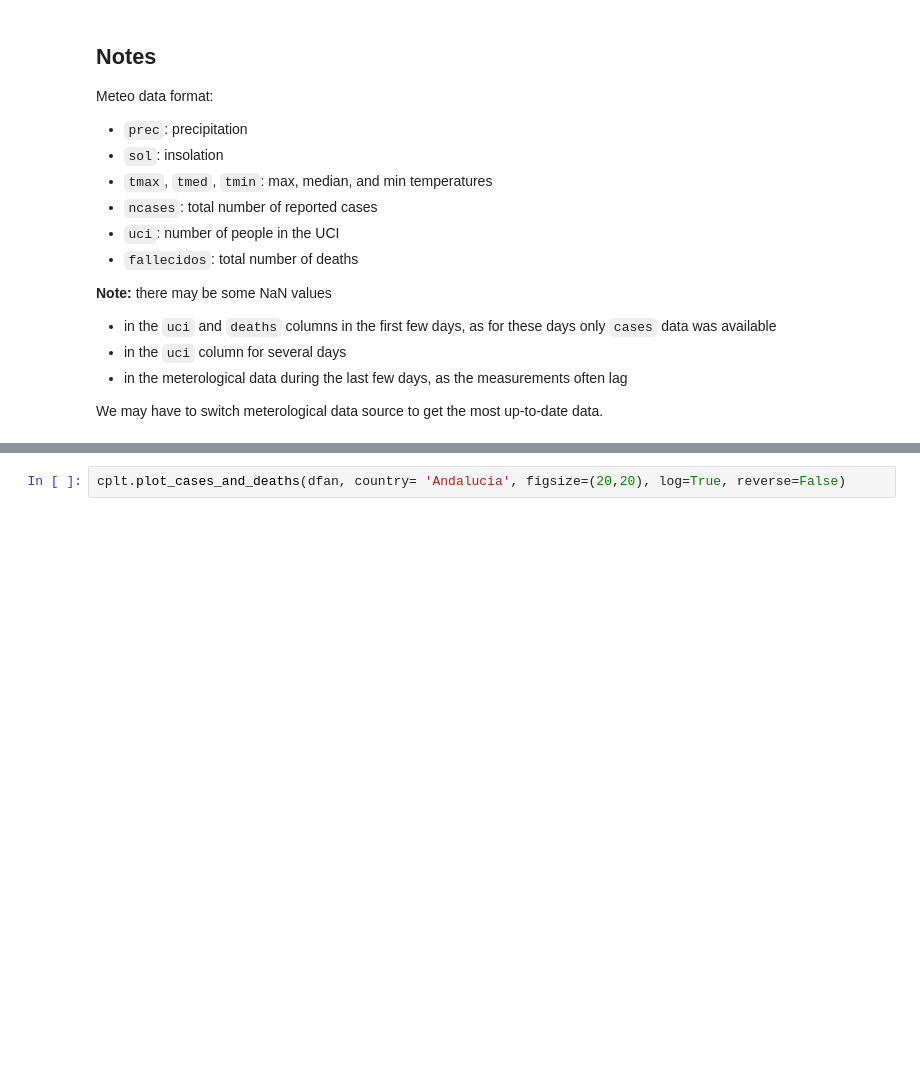
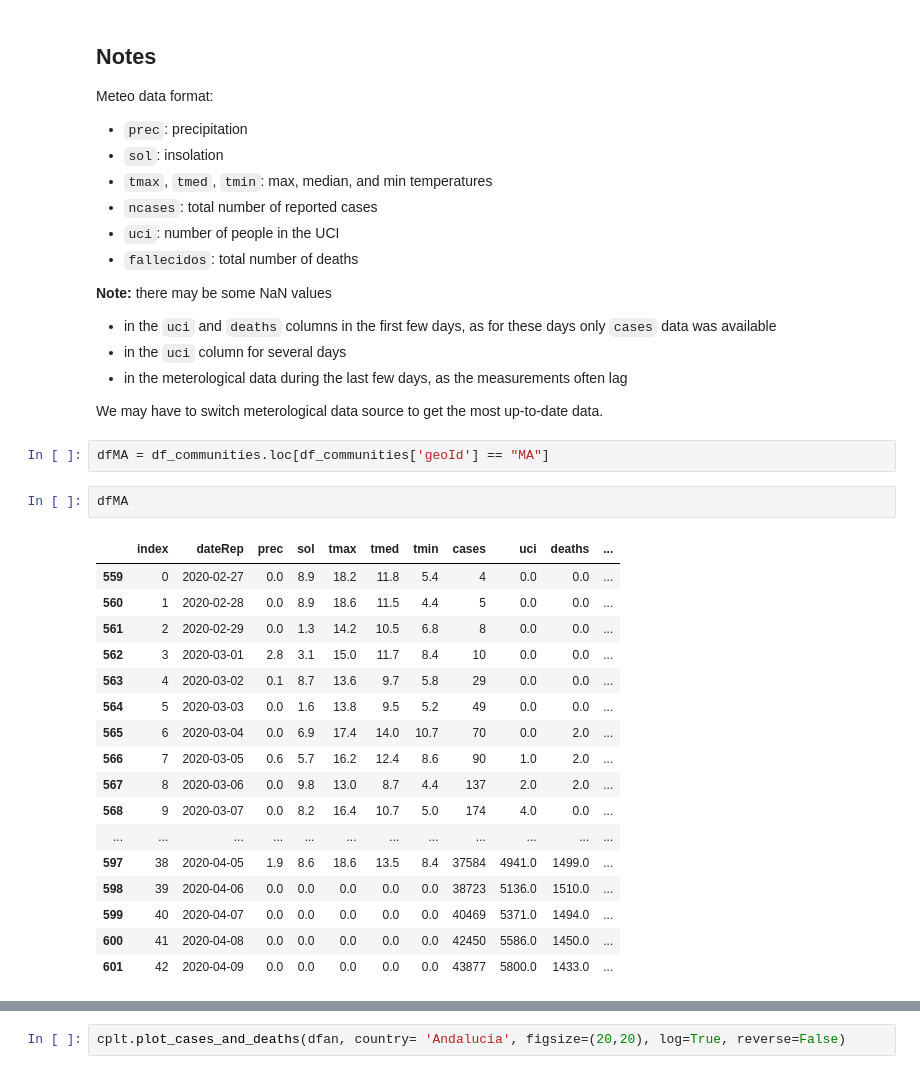
Before and after one commit to jjgomezcadenas/C19, a Jupyter notebook: nb/c19_communities_jj_fits.ipynb, the cells around one changed output, grey strips where cells are left out. Saved outputs shown, nothing was run; the diff lists cells and outputs as text; blank space fills up the shorter version.

```diff
--- a/nb/c19_communities_jj_fits.ipynb
+++ b/nb/c19_communities_jj_fits.ipynb
@@ -77,4 +74,26 @@ Meteo data format:
 - in the meterological data during the last few days, as the measurements often lag
 
 We may have to switch meterological data source to get the most up-to-date data.
+# %%
+dfMA = df_communities.loc[df_communities['geoId'] == "MA"]
+# %%
+dfMA
+# %% [output]
+|  | index | dateRep | prec | sol | tmax | tmed | tmin | cases | uci | deaths | ... |
+| 559 | 0 | 2020-02-27 | 0.0 | 8.9 | 18.2 | 11.8 | 5.4 | 4 | 0.0 | 0.0 | ... |
+| 560 | 1 | 2020-02-28 | 0.0 | 8.9 | 18.6 | 11.5 | 4.4 | 5 | 0.0 | 0.0 | ... |
+| 561 | 2 | 2020-02-29 | 0.0 | 1.3 | 14.2 | 10.5 | 6.8 | 8 | 0.0 | 0.0 | ... |
+| 562 | 3 | 2020-03-01 | 2.8 | 3.1 | 15.0 | 11.7 | 8.4 | 10 | 0.0 | 0.0 | ... |
+| 563 | 4 | 2020-03-02 | 0.1 | 8.7 | 13.6 | 9.7 | 5.8 | 29 | 0.0 | 0.0 | ... |
+| 564 | 5 | 2020-03-03 | 0.0 | 1.6 | 13.8 | 9.5 | 5.2 | 49 | 0.0 | 0.0 | ... |
+| 565 | 6 | 2020-03-04 | 0.0 | 6.9 | 17.4 | 14.0 | 10.7 | 70 | 0.0 | 2.0 | ... |
+| 566 | 7 | 2020-03-05 | 0.6 | 5.7 | 16.2 | 12.4 | 8.6 | 90 | 1.0 | 2.0 | ... |
+| 567 | 8 | 2020-03-06 | 0.0 | 9.8 | 13.0 | 8.7 | 4.4 | 137 | 2.0 | 2.0 | ... |
+| 568 | 9 | 2020-03-07 | 0.0 | 8.2 | 16.4 | 10.7 | 5.0 | 174 | 4.0 | 0.0 | ... |
+| ... | ... | ... | ... | ... | ... | ... | ... | ... | ... | ... | ... |
+| 597 | 38 | 2020-04-05 | 1.9 | 8.6 | 18.6 | 13.5 | 8.4 | 37584 | 4941.0 | 1499.0 | ... |
+| 598 | 39 | 2020-04-06 | 0.0 | 0.0 | 0.0 | 0.0 | 0.0 | 38723 | 5136.0 | 1510.0 | ... |
+| 599 | 40 | 2020-04-07 | 0.0 | 0.0 | 0.0 | 0.0 | 0.0 | 40469 | 5371.0 | 1494.0 | ... |
+| 600 | 41 | 2020-04-08 | 0.0 | 0.0 | 0.0 | 0.0 | 0.0 | 42450 | 5586.0 | 1450.0 | ... |
+| 601 | 42 | 2020-04-09 | 0.0 | 0.0 | 0.0 | 0.0 | 0.0 | 43877 | 5800.0 | 1433.0 | ... |
 # %%
```
Also changed, not shown: parts of 4 cells of this notebook, 2 other files.
